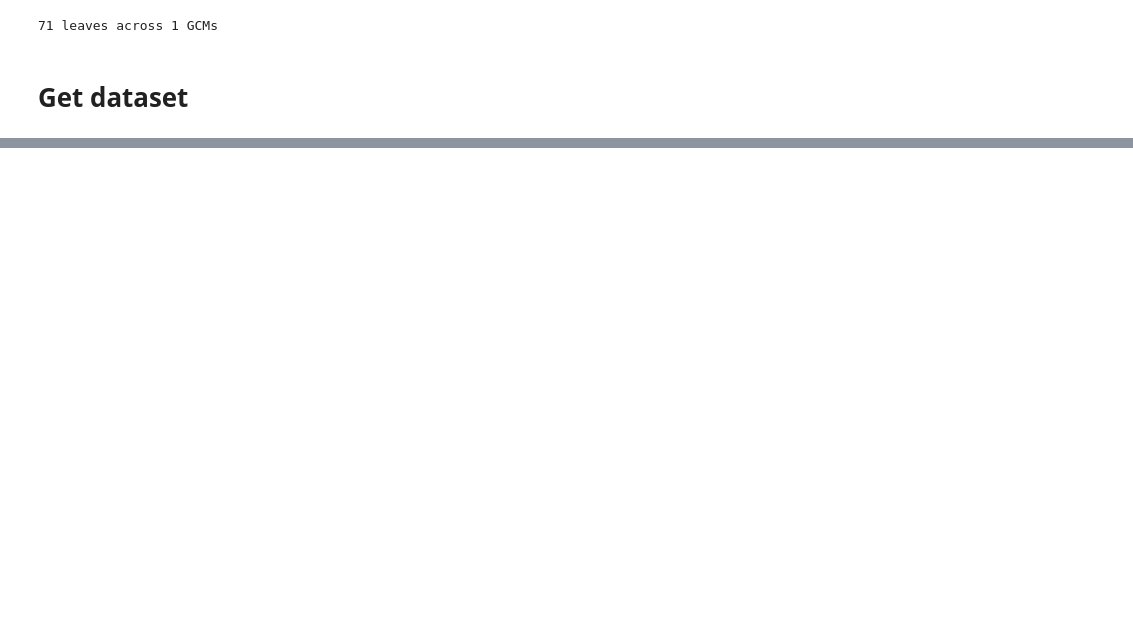
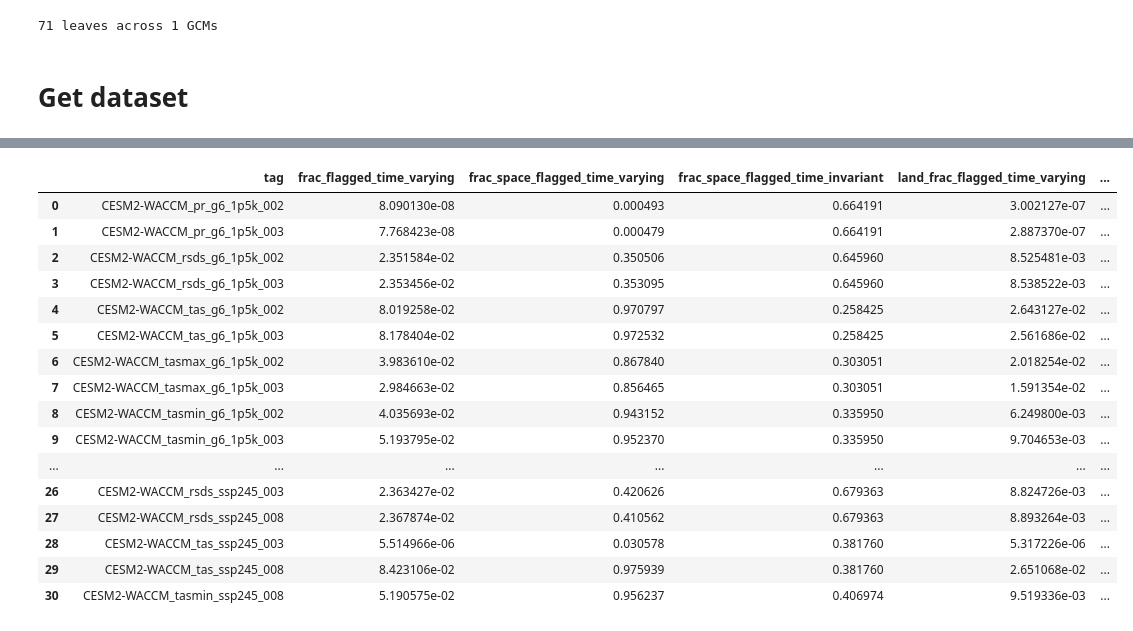
Before and after one commit to carbonplan/sai-downscaling, a Jupyter notebook: notebooks/QA_QC/qa_flags/flag_step3_combine_and_write_to_source_coop.ipynb, the cells around one changed output, grey strips where cells are left out. Drawn from its saved outputs; the diff is of its cells as text; code cells hidden in the pictures; blank space fills up the shorter version.

```diff
--- a/notebooks/QA_QC/qa_flags/flag_step3_combine_and_write_to_source_coop.ipynb
+++ b/notebooks/QA_QC/qa_flags/flag_step3_combine_and_write_to_source_coop.ipynb
@@ -270,6 +271,8 @@ FLAG_LIST_TIME_INVARIANT = [
     "trend_distortion_historical_ssp245",
     "trend_distortion_ssp245_g6_1p5k",
     "trend_distortion_historical_g6_1p5k",
+    "flipped_signg6_1p5k_g6_1p5k_end",
+    "trend_distortion_g6_1p5k_g6_1p5k_end",
 ]
 # %%
 tag = "CESM2-WACCM_rsds_ssp245_003"
@@ -336,0 +444,60 @@ overall_flag_time_invariant.where(overall_flag_time_invariant > 0).plot()
+# %%
+# Note none of these fractions are area-weighted
+# This is slow, but it's the land_frac calculations that are slow, I don't know why.
+SUMMARY_CSV = "qa_flag_summary.csv"
+
+# land_mask is otherwise recomputed (full coastline rasterization) on every .where() use below
+land_mask = land_mask.compute()
+
+summary_rows = []
+
+for i, tag in enumerate(tags):
+    flags = get_intermediate_flags(flag_dir=INTERMEDIATE_FLAG_DIR, tag=tag)
+    flag_time_varying = flags['flag_time_varying']
+    flag_time_invariant = flags['flag_time_invariant']
+    flag_time_varying_land = flag_time_varying * land_mask_u8
+    flag_time_invariant_land = flag_time_invariant * land_mask_u8
+    n_time = flag_time_varying.sizes['time']
+
+    (
+        frac_flagged_time_varying,
+        frac_space_flagged_time_varying,
+        frac_space_flagged_time_invariant,
+        land_frac_flagged_time_varying,
+        land_frac_space_flagged_time_varying,
+        land_frac_space_flagged_time_invariant,
+    ) = dask.compute(
+        np.nanmean(flag_time_varying),
+        np.nanmean(flag_time_varying.sum(dim='time') > 0),
+        np.nanmean(flag_time_invariant),
+        flag_time_varying_land.sum() / (n_land * n_time),
+        (flag_time_varying_land.sum(dim='time') > 0).sum() / n_land,
+        flag_time_invariant_land.sum() / n_land,
+    )
+
+    # Sanity check: these should each be 0 or 1
+    # print(f"  check flag_time_varying max/min:   {np.nanmax(flag_time_varying)} / {np.nanmin(flag_time_varying)}")
+    # print(f"  check flag_time_invariant max/min: {np.nanmax(flag_time_invariant)} / {np.nanmin(flag_time_invariant)}")
+
+    print(f"{tag}:")
+    print(f"  frac of dataset [time, lat, lon] flagged (time-varying):     {frac_flagged_time_varying:.4g}")
+    print(f"  frac of space [lat, lon] with >=1 flagged timestep:          {frac_space_flagged_time_varying:.4g}")
+    print(f"  frac of space [lat, lon] with time-invariant flag:           {frac_space_flagged_time_invariant:.4g}")
+    print(f"  land frac of dataset [time, lat, lon] flagged (time-varying):{land_frac_flagged_time_varying:.4g}")
+    print(f"  land frac of space [lat, lon] with >=1 flagged timestep:     {land_frac_space_flagged_time_varying:.4g}")
+    print(f"  land frac of space [lat, lon] with time-invariant flag:      {land_frac_space_flagged_time_invariant:.4g}")
+
+    summary_rows.append({
+        "tag": tag,
+        "frac_flagged_time_varying": float(frac_flagged_time_varying),
+        "frac_space_flagged_time_varying": float(frac_space_flagged_time_varying),
+        "frac_space_flagged_time_invariant": float(frac_space_flagged_time_invariant),
+        "land_frac_flagged_time_varying": float(land_frac_flagged_time_varying),
+        "land_frac_space_flagged_time_varying": float(land_frac_space_flagged_time_varying),
+        "land_frac_space_flagged_time_invariant": float(land_frac_space_flagged_time_invariant),
+    })
+
+summary_df = pd.DataFrame(summary_rows)
+summary_df.to_csv(SUMMARY_CSV, index=False)
+summary_df
+# %% [output]
@@ -336,0 +521,17 @@ overall_flag_time_invariant.where(overall_flag_time_invariant > 0).plot()
+|  | tag | frac_flagged_time_varying | frac_space_flagged_time_varying | frac_space_flagged_time_invariant | land_frac_flagged_time_varying | ... |
+| 0 | CESM2-WACCM_pr_g6_1p5k_002 | 8.090130e-08 | 0.000493 | 0.664191 | 3.002127e-07 | ... |
+| 1 | CESM2-WACCM_pr_g6_1p5k_003 | 7.768423e-08 | 0.000479 | 0.664191 | 2.887370e-07 | ... |
+| 2 | CESM2-WACCM_rsds_g6_1p5k_002 | 2.351584e-02 | 0.350506 | 0.645960 | 8.525481e-03 | ... |
+| 3 | CESM2-WACCM_rsds_g6_1p5k_003 | 2.353456e-02 | 0.353095 | 0.645960 | 8.538522e-03 | ... |
+| 4 | CESM2-WACCM_tas_g6_1p5k_002 | 8.019258e-02 | 0.970797 | 0.258425 | 2.643127e-02 | ... |
+| 5 | CESM2-WACCM_tas_g6_1p5k_003 | 8.178404e-02 | 0.972532 | 0.258425 | 2.561686e-02 | ... |
+| 6 | CESM2-WACCM_tasmax_g6_1p5k_002 | 3.983610e-02 | 0.867840 | 0.303051 | 2.018254e-02 | ... |
+| 7 | CESM2-WACCM_tasmax_g6_1p5k_003 | 2.984663e-02 | 0.856465 | 0.303051 | 1.591354e-02 | ... |
+| 8 | CESM2-WACCM_tasmin_g6_1p5k_002 | 4.035693e-02 | 0.943152 | 0.335950 | 6.249800e-03 | ... |
+| 9 | CESM2-WACCM_tasmin_g6_1p5k_003 | 5.193795e-02 | 0.952370 | 0.335950 | 9.704653e-03 | ... |
+| ... | ... | ... | ... | ... | ... | ... |
+| 26 | CESM2-WACCM_rsds_ssp245_003 | 2.363427e-02 | 0.420626 | 0.679363 | 8.824726e-03 | ... |
+| 27 | CESM2-WACCM_rsds_ssp245_008 | 2.367874e-02 | 0.410562 | 0.679363 | 8.893264e-03 | ... |
+| 28 | CESM2-WACCM_tas_ssp245_003 | 5.514966e-06 | 0.030578 | 0.381760 | 5.317226e-06 | ... |
+| 29 | CESM2-WACCM_tas_ssp245_008 | 8.423106e-02 | 0.975939 | 0.381760 | 2.651068e-02 | ... |
+| 30 | CESM2-WACCM_tasmin_ssp245_008 | 5.190575e-02 | 0.956237 | 0.406974 | 9.519336e-03 | ... |
```
Also changed, not shown: parts of 14 cells of this notebook.
